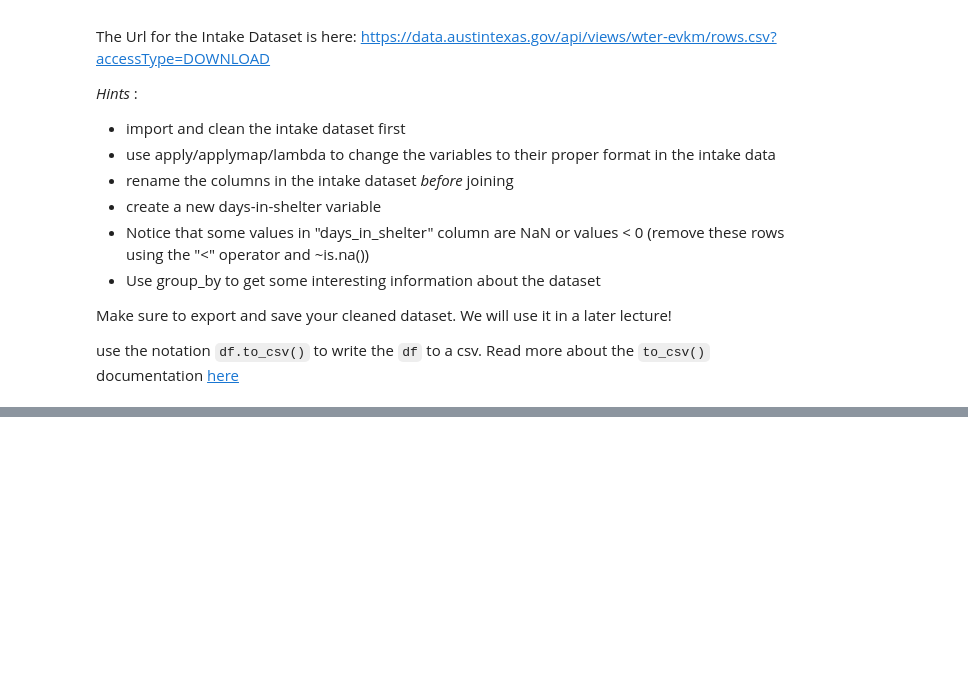
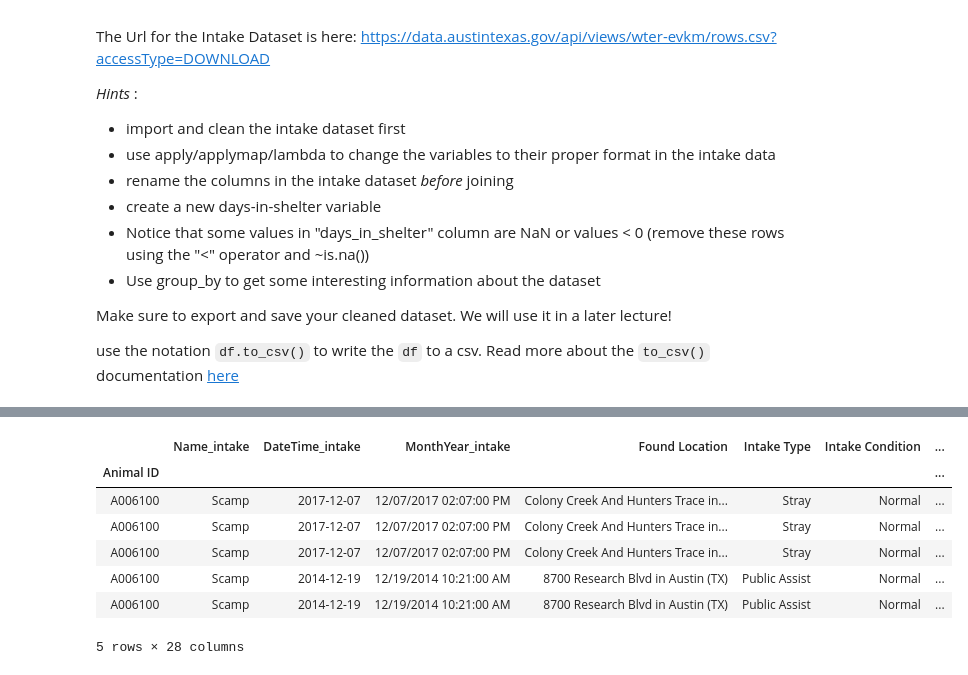
Before and after one commit to NathanVenos/dc-ds-08-26-19, a Jupyter notebook: module-1/week-2/day-1-pandas-2/pandas-2-manipulation-working.ipynb, the cells around one changed output, grey strips where cells are left out. Cells and saved outputs as stored; diff of their text form; code cells hidden in the pictures; blank space fills up the shorter version.

```diff
--- a/module-1/week-2/day-1-pandas-2/pandas-2-manipulation-working.ipynb
+++ b/module-1/week-2/day-1-pandas-2/pandas-2-manipulation-working.ipynb
@@ -810,0 +950,3 @@ use the notation `df.to_csv()` to write the `df` to a csv. Read more about the `
+# %%
+animal_outcomes.set_index('Animal ID', inplace=True)
+animal_intake.set_index('Animal ID', inplace=True)
@@ -810,0 +961,2 @@ use the notation `df.to_csv()` to write the `df` to a csv. Read more about the `
+# %%
+animals = animal_intake.join(animal_outcomes, lsuffix='_intake', rsuffix='_outcome')
@@ -810,0 +983,15 @@ use the notation `df.to_csv()` to write the `df` to a csv. Read more about the `
+# %%
+animals['DateTime_outcome'] = animals['DateTime_outcome'].dt.date
+# %%
+animals['DateTime_intake'] = animals['DateTime_intake'].dt.date
+# %%
+animals.head()
+# %% [output]
+|  | Name_intake | DateTime_intake | MonthYear_intake | Found Location | Intake Type | Intake Condition | ... |
+| Animal ID |  |  |  |  |  |  | ... |
+| A006100 | Scamp | 2017-12-07 | 12/07/2017 02:07:00 PM | Colony Creek And Hunters Trace in... | Stray | Normal | ... |
+| A006100 | Scamp | 2017-12-07 | 12/07/2017 02:07:00 PM | Colony Creek And Hunters Trace in... | Stray | Normal | ... |
+| A006100 | Scamp | 2017-12-07 | 12/07/2017 02:07:00 PM | Colony Creek And Hunters Trace in... | Stray | Normal | ... |
+| A006100 | Scamp | 2014-12-19 | 12/19/2014 10:21:00 AM | 8700 Research Blvd in Austin (TX) | Public Assist | Normal | ... |
+| A006100 | Scamp | 2014-12-19 | 12/19/2014 10:21:00 AM | 8700 Research Blvd in Austin (TX) | Public Assist | Normal | ... |
+5 rows × 28 columns
```
Also changed, not shown: parts of 24 cells of this notebook.
